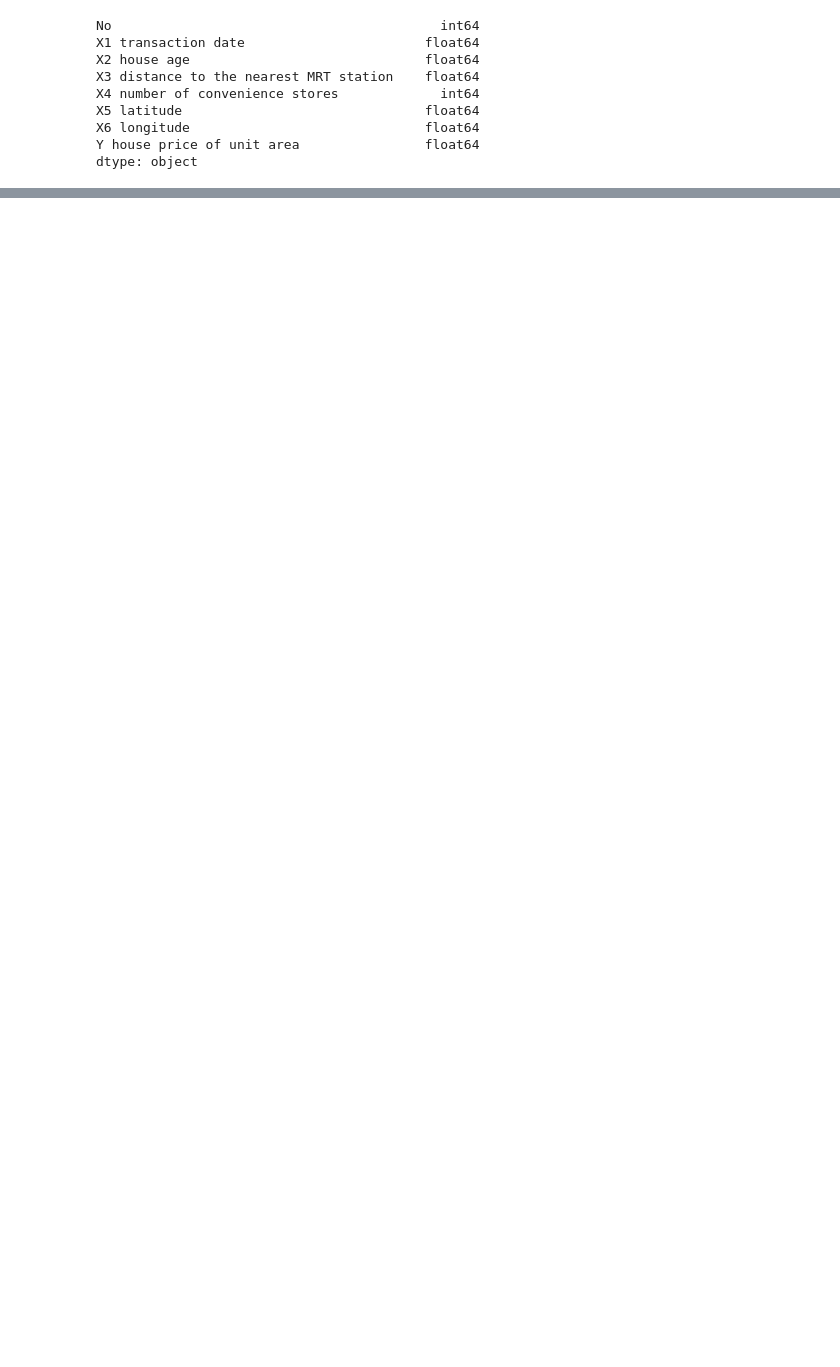
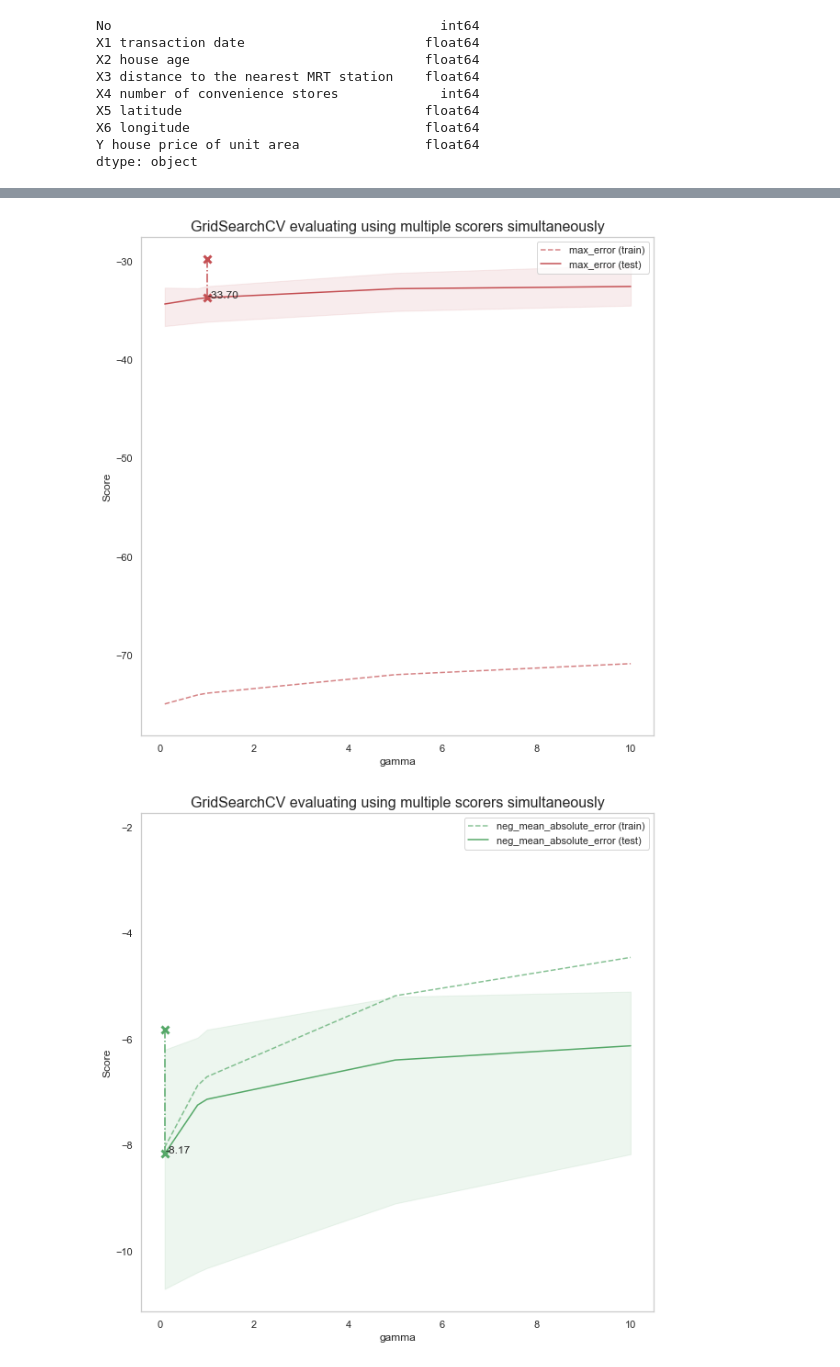
Before and after one commit to renanneri/ic_homework, a Jupyter notebook: analysis_real_state.ipynb, the cells around one changed output, grey strips where cells are left out. Cells and saved outputs as stored; diff of their text form; code cells hidden in the pictures; blank space fills up the shorter version.

```diff
--- a/analysis_real_state.ipynb
+++ b/analysis_real_state.ipynb
@@ -136,0 +151,5 @@ NameError: name 'results' is not defined
+# %%
+plot_result_score_model(results, scoring, 'gamma')
+# %% [output]
+[figure, added]
+[figure, added]
```
Also changed, not shown: parts of 10 cells of this notebook.
